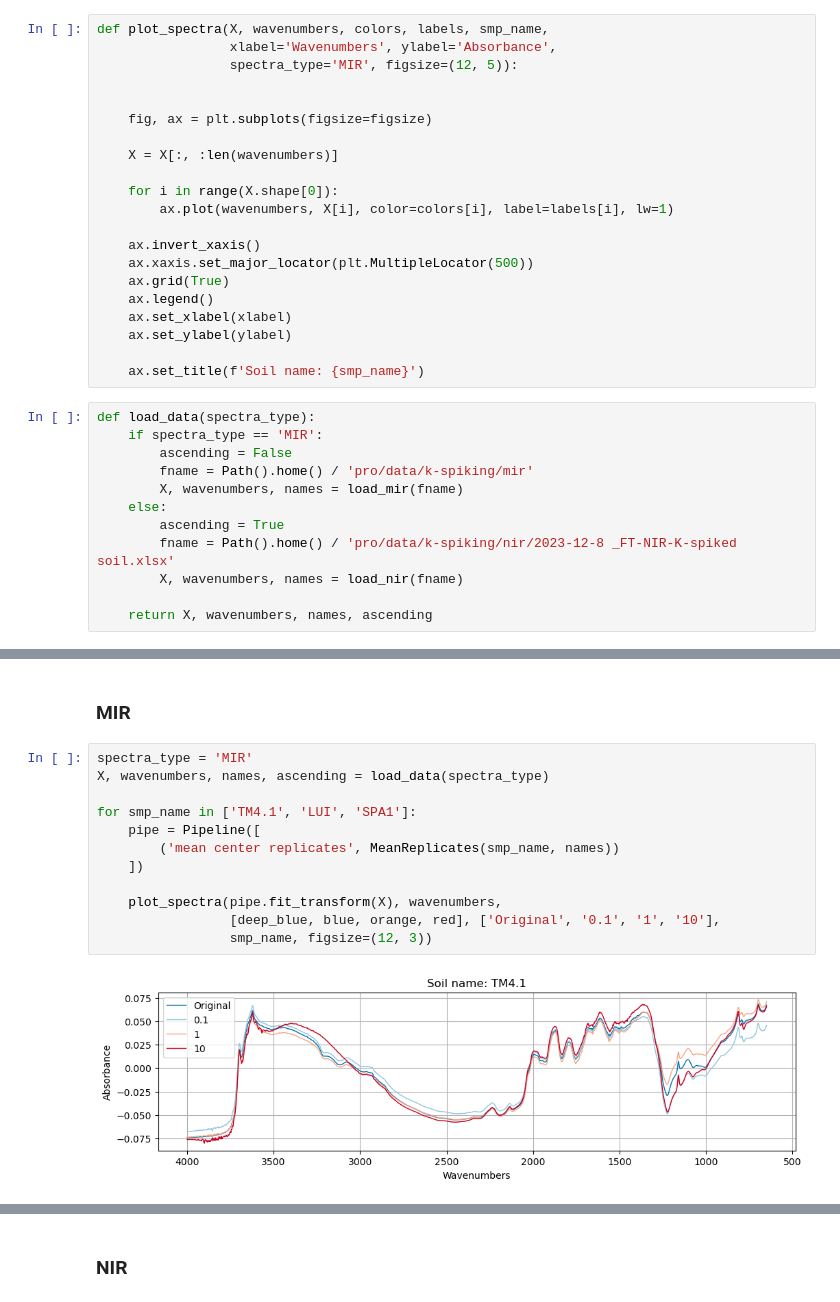
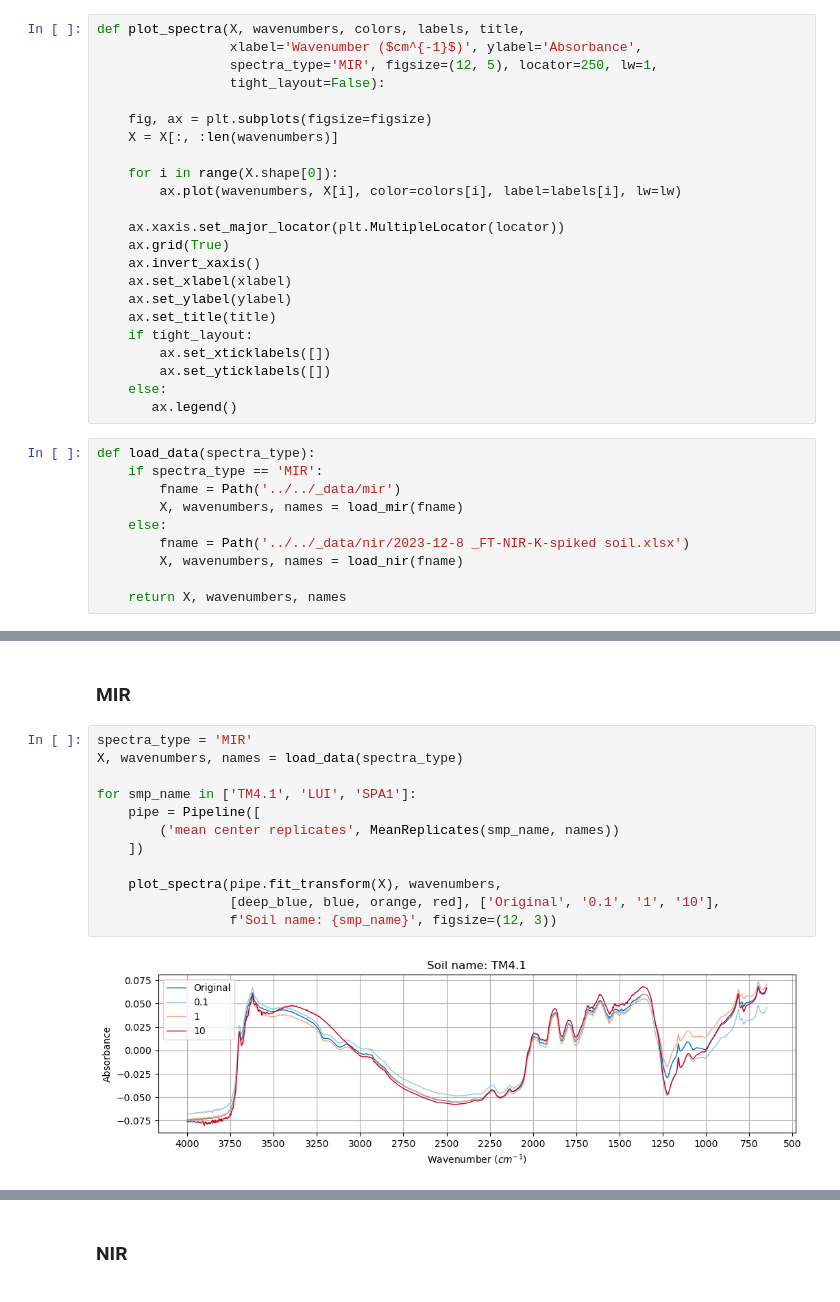
Before and after one commit to franckalbinet/spik, a Jupyter notebook: nbs/paper/spectra-differences.ipynb, the cells around one changed output, grey strips where cells are left out. Saved outputs shown, nothing was run; the diff lists cells and outputs as text.

```diff
--- a/nbs/paper/spectra-differences.ipynb
+++ b/nbs/paper/spectra-differences.ipynb
@@ -25,53 +26,53 @@ deep_blue, blue, orange, red = '#0571b0', '#92c5de', '#f4a582', '#ca0020'
 # %% [markdown]
 ## Utils
 # %%
-def plot_spectra(X, wavenumbers, colors, labels, smp_name,
-                 xlabel='Wavenumbers', ylabel='Absorbance',
-                 spectra_type='MIR', figsize=(12, 5)):
-
+def plot_spectra(X, wavenumbers, colors, labels, title,
+                 xlabel='Wavenumber ($cm^{-1}$)', ylabel='Absorbance',
+                 spectra_type='MIR', figsize=(12, 5), locator=250, lw=1,
+                 tight_layout=False):
 
     fig, ax = plt.subplots(figsize=figsize)
-
     X = X[:, :len(wavenumbers)]
 
     for i in range(X.shape[0]):
-        ax.plot(wavenumbers, X[i], color=colors[i], label=labels[i], lw=1)
+        ax.plot(wavenumbers, X[i], color=colors[i], label=labels[i], lw=lw)
 
+    ax.xaxis.set_major_locator(plt.MultipleLocator(locator))
+    ax.grid(True)
     ax.invert_xaxis()
-    ax.xaxis.set_major_locator(plt.MultipleLocator(500))
-    ax.grid(True)
-    ax.legend()
     ax.set_xlabel(xlabel)
     ax.set_ylabel(ylabel)
-
-    ax.set_title(f'Soil name: {smp_name}')
+    ax.set_title(title)
+    if tight_layout:
+        ax.set_xticklabels([])
+        ax.set_yticklabels([])
+    else:
+       ax.legend()
 # %%
 def load_data(spectra_type):
     if spectra_type == 'MIR':
-        ascending = False
-        fname = Path().home() / 'pro/data/k-spiking/mir'
+        fname = Path('../../_data/mir')
         X, wavenumbers, names = load_mir(fname)
     else:
-        ascending = True
-        fname = Path().home() / 'pro/data/k-spiking/nir/2023-12-8 _FT-NIR-K-spiked soil.xlsx'
+        fname = Path('../../_data/nir/2023-12-8 _FT-NIR-K-spiked soil.xlsx')
         X, wavenumbers, names = load_nir(fname)
 
-    return X, wavenumbers, names, ascending
+    return X, wavenumbers, names
 # %% [markdown]
 ## Mean replicates
 # %% [markdown]
 ### MIR
 # %%
 spectra_type = 'MIR'
-X, wavenumbers, names, ascending = load_data(spectra_type)
+X, wavenumbers, names = load_data(spectra_type)
 
 for smp_name in ['TM4.1', 'LUI', 'SPA1']:
     pipe = Pipeline([
         ('mean center replicates', MeanReplicates(smp_name, names))
     ])
 
     plot_spectra(pipe.fit_transform(X), wavenumbers,
                  [deep_blue, blue, orange, red], ['Original', '0.1', '1', '10'],
-                 smp_name, figsize=(12, 3))
+                 f'Soil name: {smp_name}', figsize=(12, 3))
 # %% [output]
-[figure, old version]
+[figure, new version]
```
Also changed, not shown: parts of 20 cells of this notebook, 5 other files.
